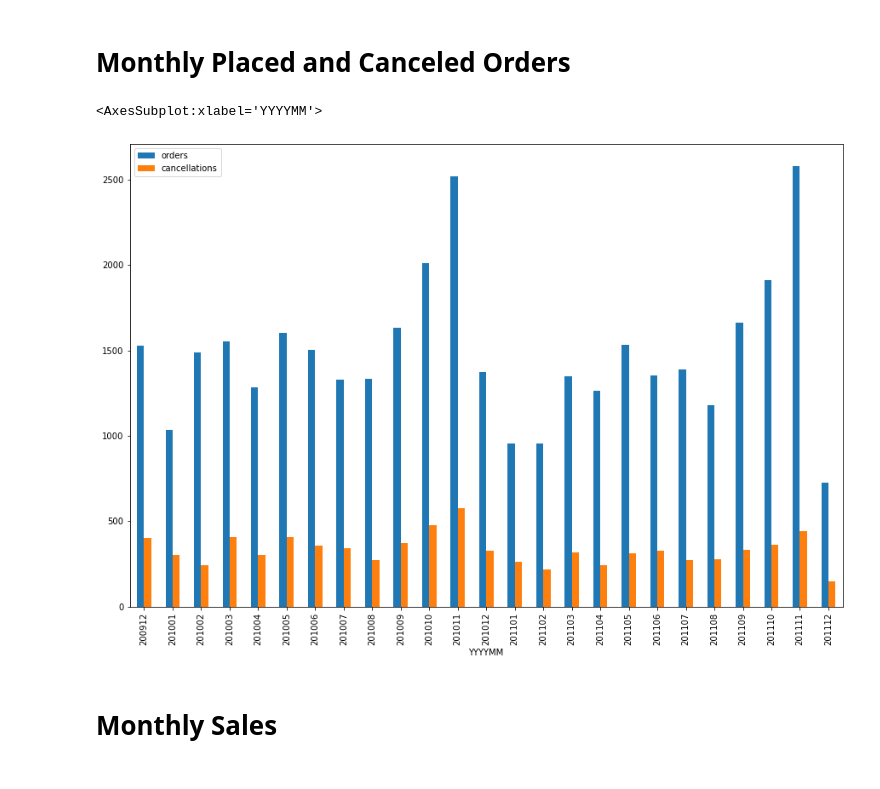
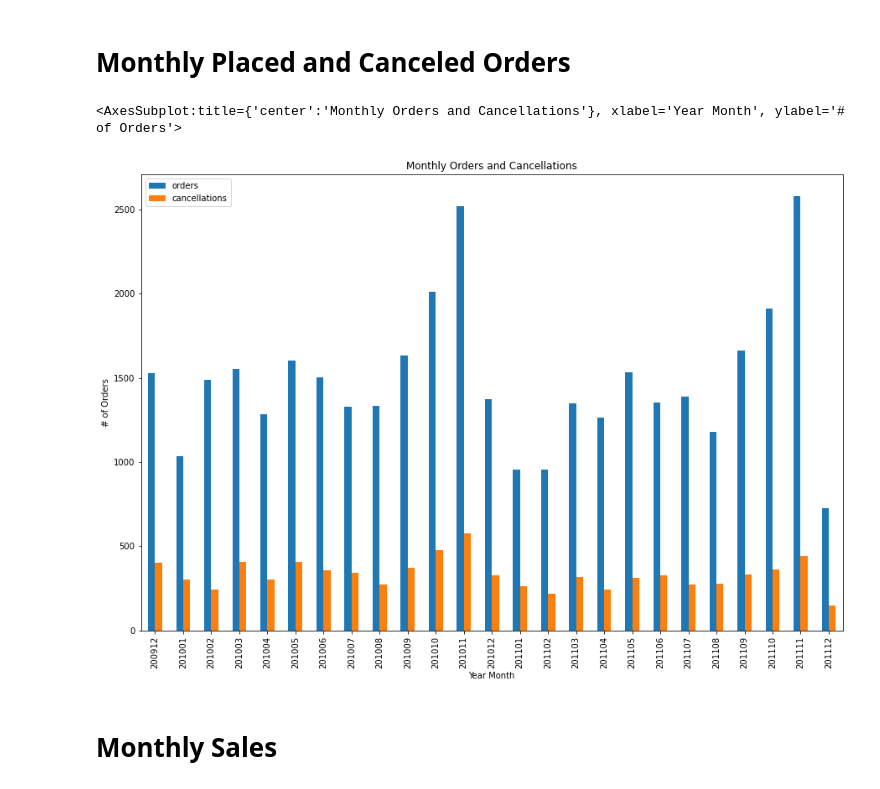
Before and after one commit to jarviscanada/jarvis_data_eng_NarimanAlimuradov, a Jupyter notebook: python_data_analytics/retail_data_analytics_wrangling.ipynb, the cells around one changed output. Saved outputs shown, nothing was run; the diff lists cells and outputs as text; code cells hidden in the pictures.

```diff
--- a/python_data_analytics/retail_data_analytics_wrangling.ipynb
+++ b/python_data_analytics/retail_data_analytics_wrangling.ipynb
@@ -143,17 +145,17 @@ Mean: 271.68389129924515
 # %%
 # Placed and cancelled orders by month
 
 retail_df['YYYYMM'] = retail_df['invoice_date'].dt.year.astype(int) * 100 + retail_df['invoice_date'].dt.month.astype(int)
 
 monthly_cancelled_orders_df = retail_df.loc[retail_df['invoice'].str.startswith('C')].groupby(['invoice', 'YYYYMM'], as_index=False).count().groupby('YYYYMM')['invoice'].count()
 monthly_placed_orders_df = retail_df.groupby(['invoice', 'YYYYMM'], as_index=False).count().groupby('YYYYMM')['invoice'].count() - 2 * monthly_cancelled_orders_df
 
 orders_df = pd.concat([monthly_placed_orders_df, monthly_cancelled_orders_df], axis=1)
 orders_df.columns = ['orders', 'cancellations']
-orders_df.plot(y=["orders", "cancellations"], kind="bar", figsize=(15,10))
+orders_df.plot(y=["orders", "cancellations"], kind="bar", figsize=(15,10), xlabel="Year Month", ylabel="# of Orders", title="Monthly Orders and Cancellations")
 # %% [output]
-<AxesSubplot:xlabel='YYYYMM'>
+<AxesSubplot:title={'center':'Monthly Orders and Cancellations'}, xlabel='Year Month', ylabel='# of Orders'>
-[figure, old version]
+[figure, new version]
 # %% [markdown]
 # Monthly Sales
 # %%
```
Also changed, not shown: parts of 4 cells of this notebook.
